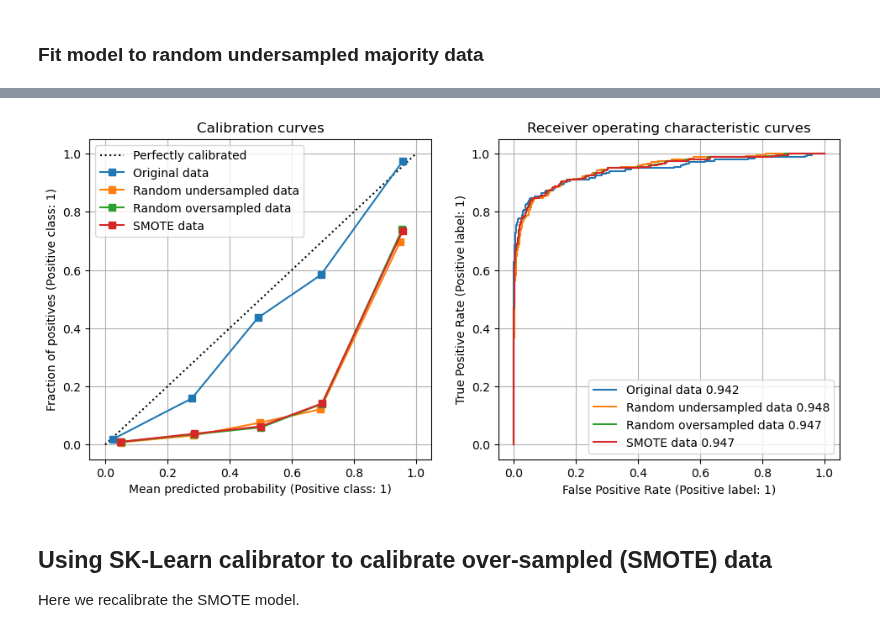
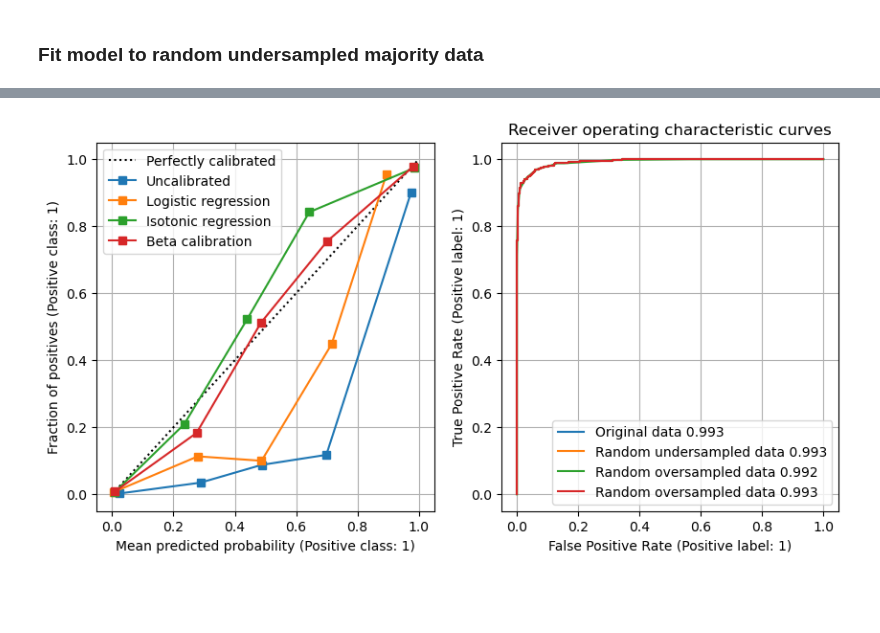
Before and after one commit to MichaelAllen1966/titanic, a Jupyter notebook: 51_sampling_and_calibration.ipynb, the cells around one changed output, grey strips where cells are left out. Cells and saved outputs as stored; diff of their text form; code cells hidden in the pictures; blank space fills up the shorter version.

Commit message:
Update sampling and calibration notebokk

```diff
--- a/51_sampling_and_calibration.ipynb
+++ b/51_sampling_and_calibration.ipynb
@@ -114,0 +316,18 @@ Precision: 0.869
+# %%
+# fit isotonic calibrator
+beta = BetaCalibration(parameters="abm")
+beta.fit(smote_test_pred, y_test)
+beta_calibrated = beta.predict(cal_proba)
+
+# Get acuracy scores
+auc = metrics.roc_auc_score(y_cal, beta_calibrated)
+print (f'ROC AUC: {auc:0.3f}')
+
+recall = metrics.recall_score(y_cal, beta_calibrated >= 0.5)
+print (f'Recall: {recall:0.3f}')
+
+precision = metrics.precision_score(y_cal, beta_calibrated >= 0.5)
+print (f'Precision: {precision:0.3f}')
+
+predicted_positive_rate = np.mean(beta_calibrated >= 0.5)
+print (f'Predicted positive rate: {predicted_positive_rate:0.3f}')
@@ -115,42 +339,48 @@ Precision: 0.869
 # %%
 fig = plt.figure(figsize=(10,5))
 
 # Calibration
+
 ax1 = fig.add_subplot(121)
-disp1 = CalibrationDisplay.from_estimator(
-    model, X_test, y_test, ax=ax1, n_bins=5, label='Original data')
-disp2 = CalibrationDisplay.from_estimator(
-    model_undersampled, X_test, y_test, ax=ax1, n_bins=5, label='Random undersampled data')
-disp3 = CalibrationDisplay.from_estimator(
-    model_oversampled, X_test, y_test, ax=ax1, n_bins=5, label='Random oversampled data')
-disp4 = CalibrationDisplay.from_estimator(
-    model_smote, X_test, y_test, ax=ax1, n_bins=5, label='SMOTE data')
+
+disp1 = CalibrationDisplay.from_predictions(y_cal, cal_proba,
+     ax=ax1, n_bins=5, label='Uncalibrated')
+
+disp2 = CalibrationDisplay.from_predictions(y_cal, lr_calibrated[:, 1],
+     ax=ax1, n_bins=5, label='Logistic regression')
+
+disp3 = CalibrationDisplay.from_predictions(y_cal, iso_calibrated,
+     ax=ax1, n_bins=5, label='Isotonic regression')
+
+disp4 = CalibrationDisplay.from_predictions(y_cal, beta_calibrated,
+     ax=ax1, n_bins=5, label='Beta calibration')
+
+ax1.grid()
 ax1.legend(loc='upper left')
-ax1.set_title('Calibration curves')
-ax1.grid()
+
 
 # ROC
 ax2 = fig.add_subplot(122)
-auc = roc_auc_score(y_test, model.predict_proba(X_test)[:,1])
-disp1 = RocCurveDisplay.from_estimator(
-    model, X_test, y_test, ax=ax2, label=f'Original data {auc:0.3f}')
-auc = roc_auc_score(y_test, model_undersampled.predict_proba(X_test)[:,1])
-disp2 = RocCurveDisplay.from_estimator(
-    model_undersampled, X_test, y_test, ax=ax2, label=f'Random undersampled data {auc:0.3f}')
-auc = roc_auc_score(y_test, model_oversampled.predict_proba(X_test)[:,1])
-disp3 = RocCurveDisplay.from_estimator(
-    model_oversampled, X_test, y_test, ax=ax2, label=f'Random oversampled data {auc:0.3f}')
-auc = roc_auc_score(y_test, model_smote.predict_proba(X_test)[:,1])
-disp4 = RocCurveDisplay.from_estimator(
-    model_smote, X_test, y_test, ax=ax2, label=f'SMOTE data {auc:0.3f}')
+
+auc = metrics.roc_auc_score(y_cal, cal_proba)
+disp1 = metrics.RocCurveDisplay.from_predictions(
+    y_cal, cal_proba, ax=ax2, label=f'Original data {auc:0.3f}')
+
+auc = metrics.roc_auc_score(y_cal, lr_calibrated[:,1])
+disp2 = metrics.RocCurveDisplay.from_predictions(y_cal, lr_calibrated[:, 1],
+    ax=ax2, label=f'Random undersampled data {auc:0.3f}')
+
+auc = metrics.roc_auc_score(y_cal, iso_calibrated)
+disp3 = metrics.RocCurveDisplay.from_predictions(y_cal, iso_calibrated,
+    ax=ax2, label=f'Random oversampled data {auc:0.3f}')
+
+auc = metrics.roc_auc_score(y_cal, beta_calibrated)
+disp4 = metrics.RocCurveDisplay.from_predictions(y_cal, beta_calibrated,
+    ax=ax2, label=f'Random oversampled data {auc:0.3f}')
+
 ax2.set_title('Receiver operating characteristic curves')
 ax2.grid()
 
-plt.tight_layout(pad=2)
 plt.show()
 # %% [output]
-[figure, old version]
+[figure, new version]
-# %% [markdown]
-## Using SK-Learn calibrator to calibrate over-sampled (SMOTE) data
-
-Here we recalibrate the SMOTE model.
```
Also changed, not shown: parts of 37 cells of this notebook.
